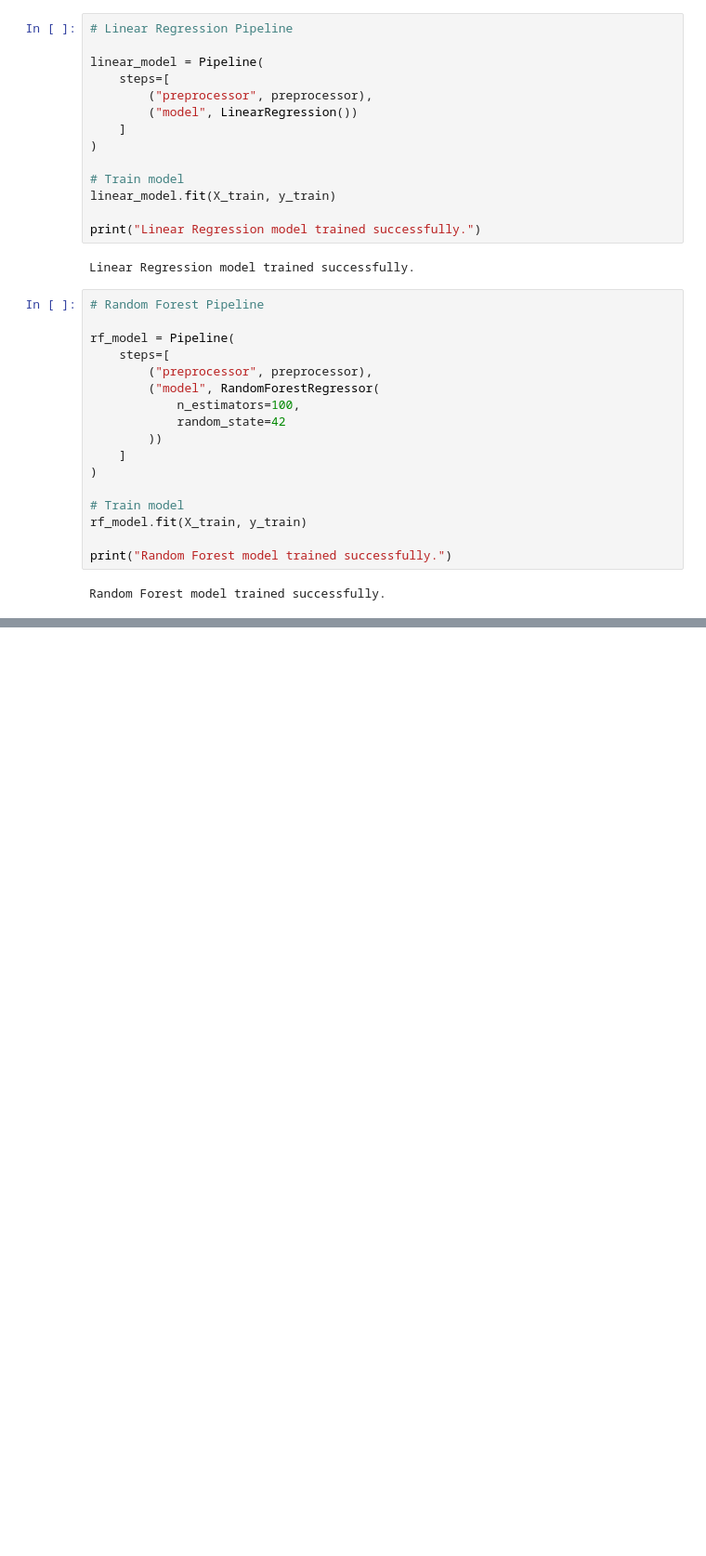
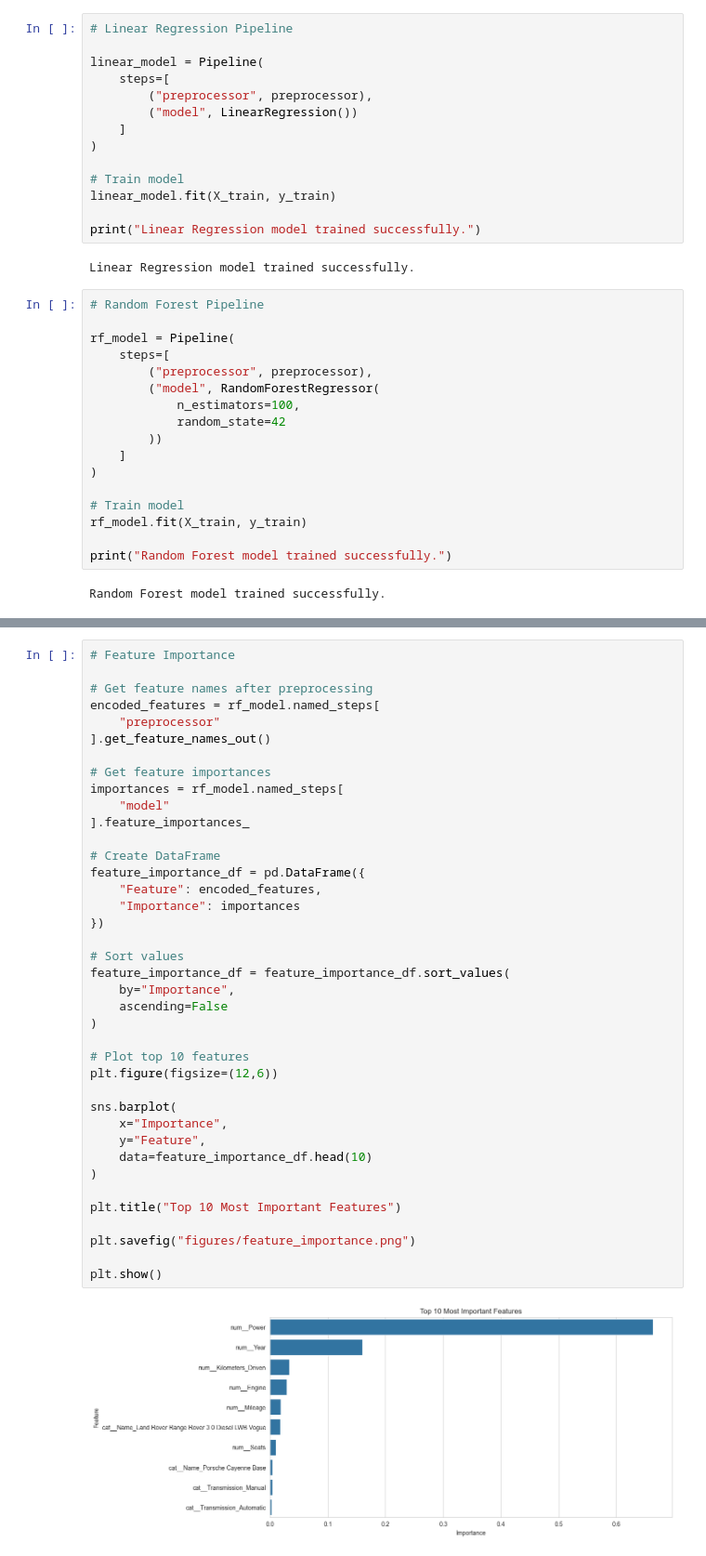
Before and after one commit to bryanpintado/used-car-price-prediction, a Jupyter notebook: 01_eda_and_modeling.ipynb, the cells around one changed output, grey strips where cells are left out. Shown at 93% size. Cells and saved outputs as stored; diff of their text form; blank space fills up the shorter version.

```diff
--- a/01_eda_and_modeling.ipynb
+++ b/01_eda_and_modeling.ipynb
@@ -495,0 +617,41 @@ Random Forest model trained successfully.
+# %%
+# Feature Importance
+
+# Get feature names after preprocessing
+encoded_features = rf_model.named_steps[
+    "preprocessor"
+].get_feature_names_out()
+
+# Get feature importances
+importances = rf_model.named_steps[
+    "model"
+].feature_importances_
+
+# Create DataFrame
+feature_importance_df = pd.DataFrame({
+    "Feature": encoded_features,
+    "Importance": importances
+})
+
+# Sort values
+feature_importance_df = feature_importance_df.sort_values(
+    by="Importance",
+    ascending=False
+)
+
+# Plot top 10 features
+plt.figure(figsize=(12,6))
+
+sns.barplot(
+    x="Importance",
+    y="Feature",
+    data=feature_importance_df.head(10)
+)
+
+plt.title("Top 10 Most Important Features")
+
+plt.savefig("figures/feature_importance.png")
+
+plt.show()
+# %% [output]
+[figure, added]
```
Also changed, not shown: parts of 10 cells of this notebook, 4 other files.
